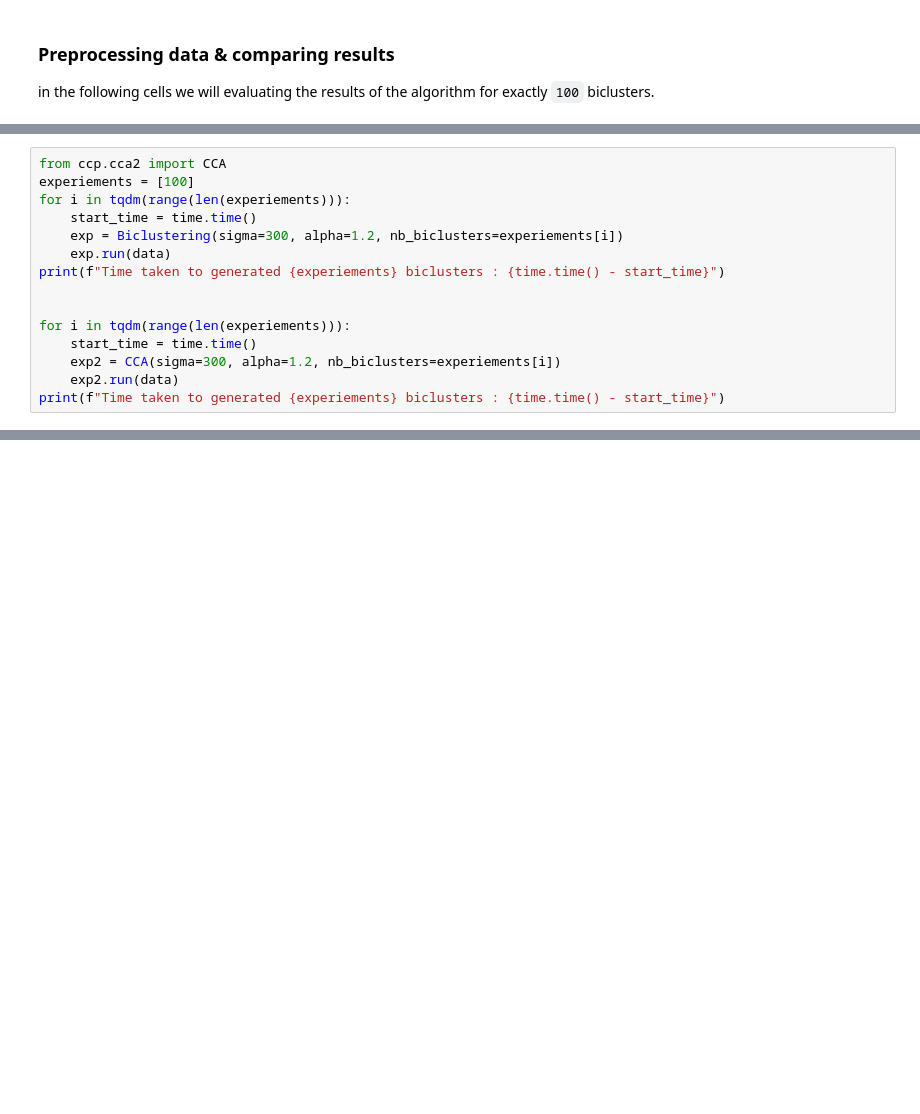
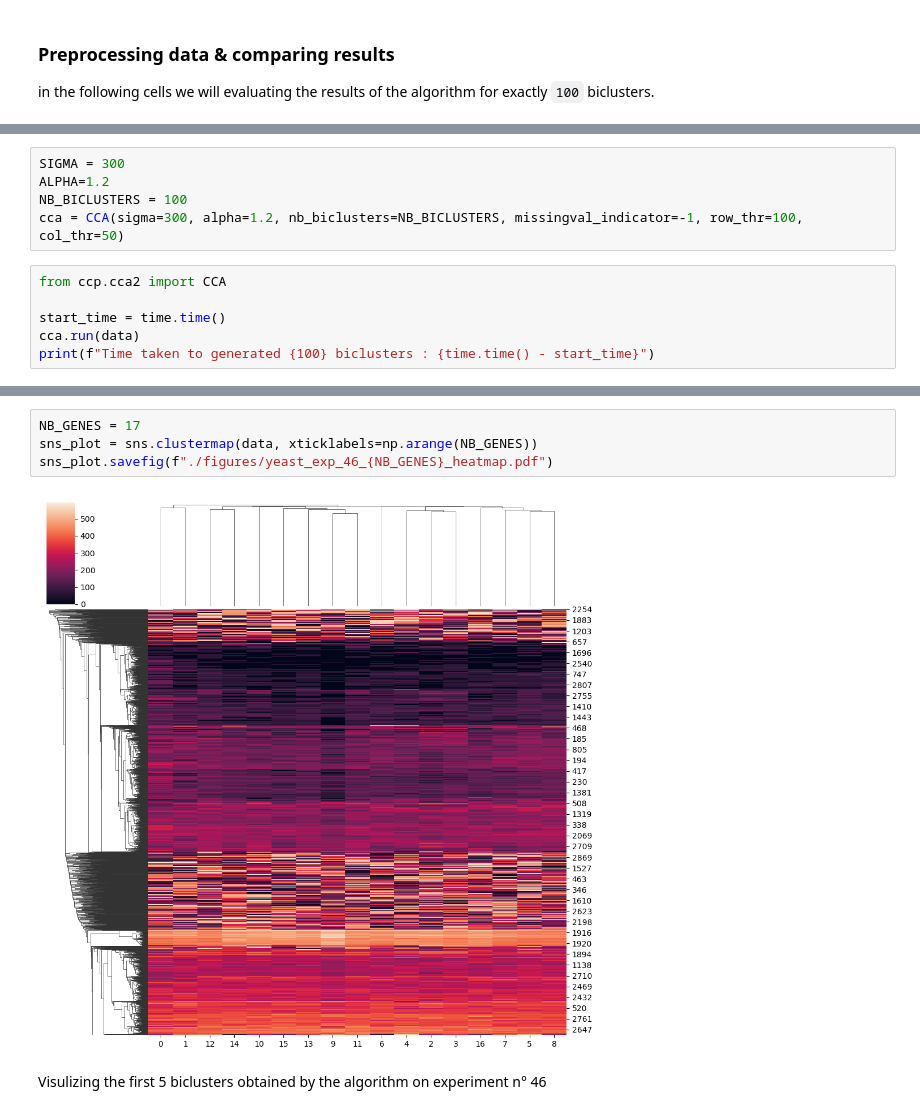
Before and after one commit to ikram-md/biclustering_algorithms, a Jupyter notebook: yeast_data_exp.ipynb, the cells around one changed output, grey strips where cells are left out. Cells and saved outputs as stored; diff of their text form; blank space fills up the shorter version.

```diff
--- a/yeast_data_exp.ipynb
+++ b/yeast_data_exp.ipynb
@@ -85,15 +60,0 @@ Shape of Yeast Expression matrix : (2884, 17)
-# %%
-from ccp.cca2 import CCA
-experiements = [100]
-for i in tqdm(range(len(experiements))):
-    start_time = time.time()
-    exp = Biclustering(sigma=300, alpha=1.2, nb_biclusters=experiements[i])
-    exp.run(data)
-print(f"Time taken to generated {experiements} biclusters : {time.time() - start_time}")
-
-
-for i in tqdm(range(len(experiements))):
-    start_time = time.time()
-    exp2 = CCA(sigma=300, alpha=1.2, nb_biclusters=experiements[i])
-    exp2.run(data)
-print(f"Time taken to generated {experiements} biclusters : {time.time() - start_time}")
@@ -101,0 +63,11 @@ ValueError: operands could not be broadcast together with shapes (995,6) (995,)
+# %%
+SIGMA = 300
+ALPHA=1.2
+NB_BICLUSTERS = 100
+cca = CCA(sigma=300, alpha=1.2, nb_biclusters=NB_BICLUSTERS, missingval_indicator=-1, row_thr=100, col_thr=50)
+# %%
+from ccp.cca2 import CCA
+
+start_time = time.time()
+cca.run(data)
+print(f"Time taken to generated {100} biclusters : {time.time() - start_time}")
@@ -110,0 +98,8 @@ df_fact.write_into_csv(EXP_INDEX, exp2.biclusters,data.shape, f'{os.getcwd()}/ex
+# %%
+NB_GENES = 17
+sns_plot = sns.clustermap(data, xticklabels=np.arange(NB_GENES))
+sns_plot.savefig(f"./figures/yeast_exp_46_{NB_GENES}_heatmap.pdf")
+# %% [output]
+[figure, added]
+# %% [markdown]
+Visulizing the first 5 biclusters obtained by the algorithm on experiment n° 46
```
Also changed, not shown: parts of 16 cells of this notebook, 8 other files.
